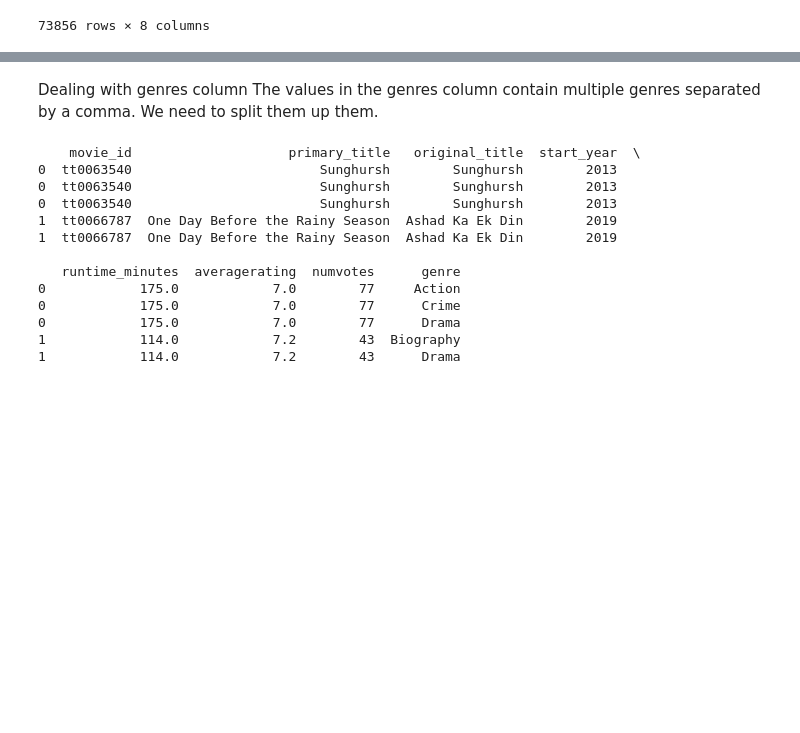
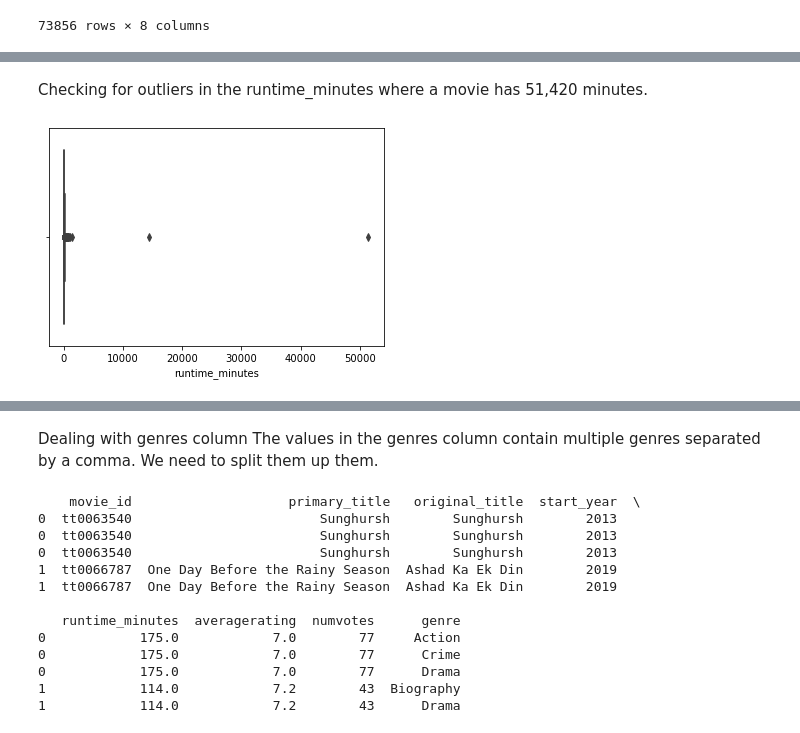
Before and after one commit to Kamaukaguru/dsc-phase-1-project-v2-4, a Jupyter notebook: student.ipynb, the cells around one changed output, grey strips where cells are left out. Saved outputs shown, nothing was run; the diff lists cells and outputs as text; code cells hidden in the pictures; blank space fills up the shorter version.

Commit message:
Analysed using boxplot

```diff
--- a/student.ipynb
+++ b/student.ipynb
@@ -472,3 +472,16 @@ df2.head()
 | 280 | tt0816692 | Interstellar | Interstellar | 2014 | 169.0 | Adventure,Drama,Sci-Fi | 8.6 | ... |
 | 12072 | tt1853728 | Django Unchained | Django Unchained | 2012 | 165.0 | Drama,Western | 8.4 | ... |
 | 325 | tt0848228 | The Avengers | The Avengers | 2012 | 143.0 | Action,Adventure,Sci-Fi | 8.1 | ... |
+# %% [markdown]
+Checking for outliers in the runtime_minutes where a movie has 51,420 minutes.
+# %%
+import seaborn as sns
+import matplotlib.pyplot as plt
+
+# Create the boxplot
+sns.boxplot(data=df2, x='runtime_minutes')
+
+# Save the boxplot as a PNG image
+plt.savefig('boxplot.png')
+# %% [output]
+[figure, added]
```
Also changed, not shown: parts of 25 cells of this notebook, 2 other files.
